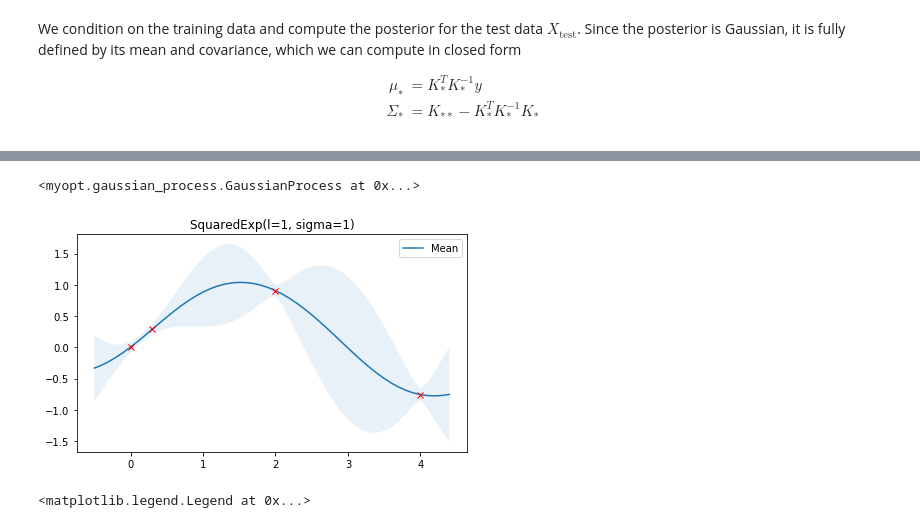
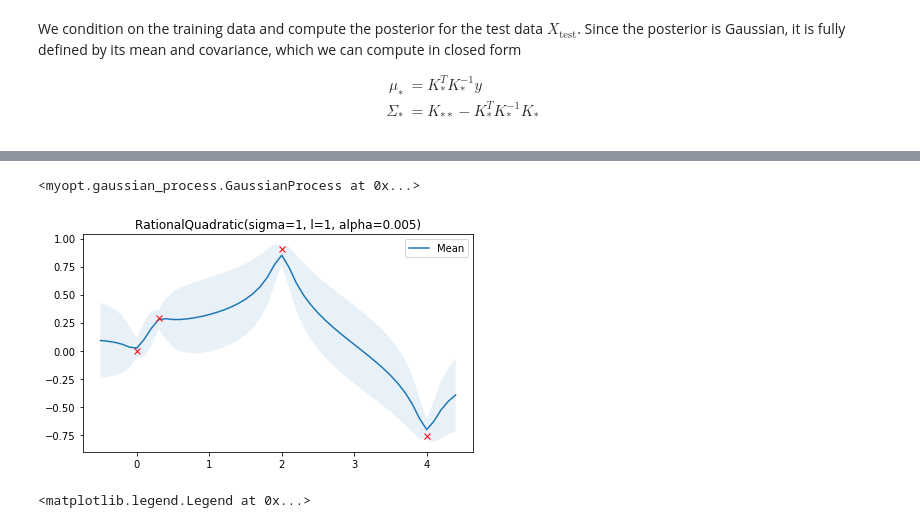
Before and after one commit to darthdeus/bopt, a Jupyter notebook: GP mojeopt.ipynb, the cells around one changed output, grey strips where cells are left out. Cells and saved outputs as stored; diff of their text form; code cells hidden in the pictures.

```diff
--- a/GP mojeopt.ipynb
+++ b/GP mojeopt.ipynb
@@ -79,8 +81,9 @@ GaussianProcess().plot_prior(X)
 # %%
-GaussianProcess().with_noise(.002).posterior(X, X_train, y_train).plot_posterior(num_samples=0)
+GaussianProcess(kernel=RationalQuadratic(alpha=0.005)).with_noise(.002)\
+    .posterior(X, X_train, y_train).plot_posterior(num_samples=0)
 # %% [output]
 <myopt.gaussian_process.GaussianProcess at 0x...>
-[figure, old version]
+[figure, new version]
 # %%
 gp = GaussianProcess().with_noise(0.00002).posterior(X, X_train, y_train)
 gp.plot_posterior(num_samples=0, figure=False)
```
Also changed, not shown: parts of 16 cells of this notebook, 3 other files.
